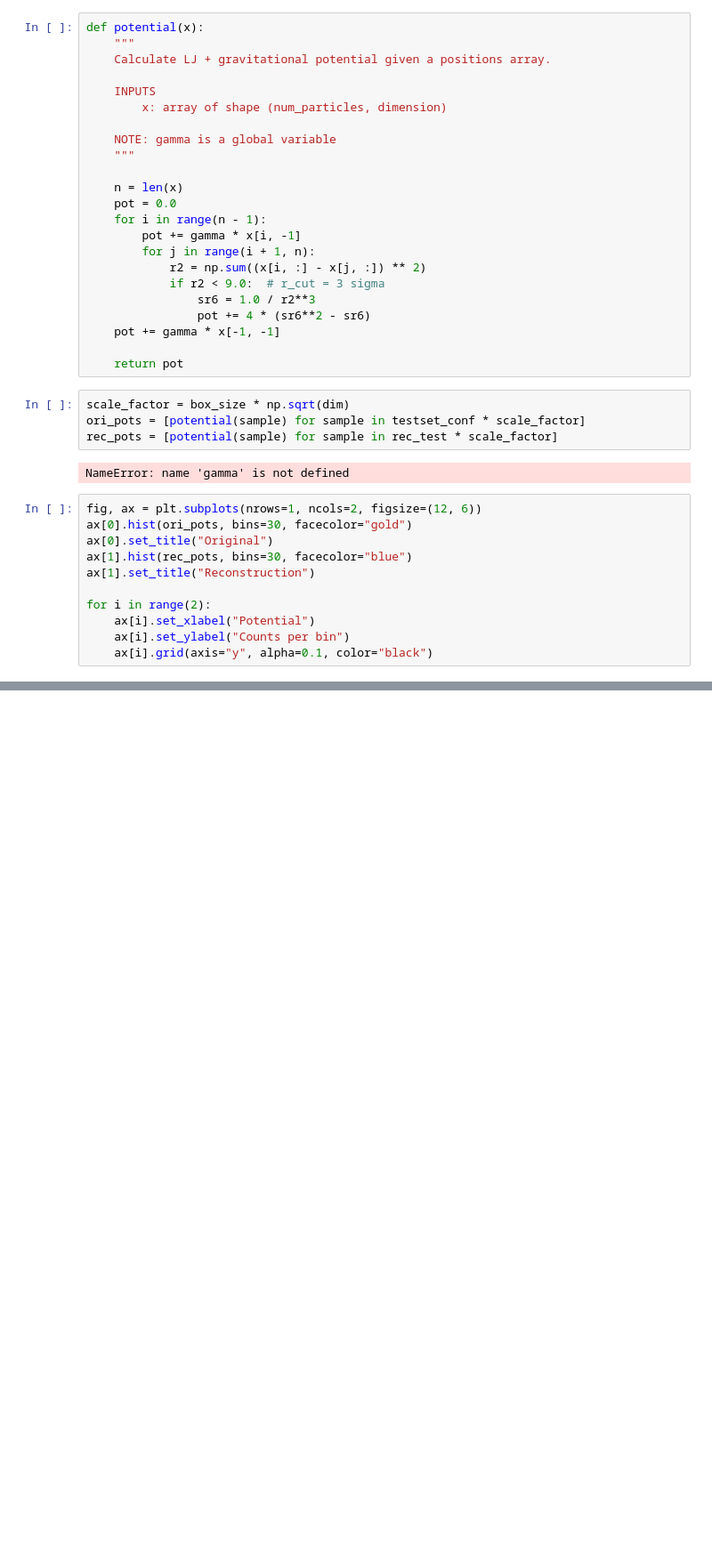
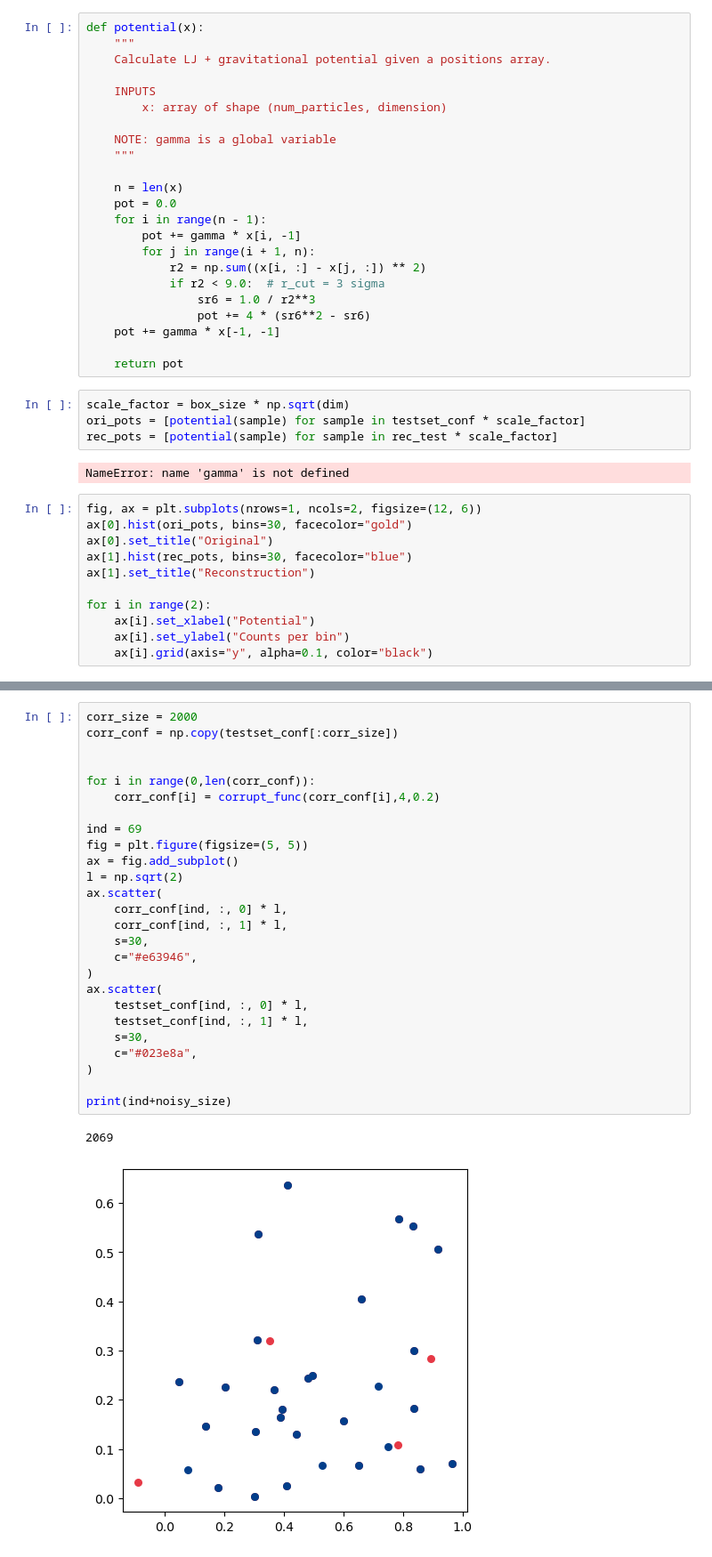
Before and after one commit to group9ine/variational-autoencoders, a Jupyter notebook: DistMatConv2D-vulture.ipynb, the cells around one changed output, grey strips where cells are left out. Shown at 89% size. Drawn from its saved outputs; the diff is of its cells as text; blank space fills up the shorter version.

```diff
--- a/DistMatConv2D-vulture.ipynb
+++ b/DistMatConv2D-vulture.ipynb
@@ -716,0 +796,29 @@ for i in range(2):
+# %%
+corr_size = 2000
+corr_conf = np.copy(testset_conf[:corr_size])
+
+
+for i in range(0,len(corr_conf)):
+    corr_conf[i] = corrupt_func(corr_conf[i],4,0.2)
+
+ind = 69
+fig = plt.figure(figsize=(5, 5))
+ax = fig.add_subplot()
+l = np.sqrt(2)
+ax.scatter(
+    corr_conf[ind, :, 0] * l,
+    corr_conf[ind, :, 1] * l,
+    s=30,
+    c="#e63946",
+)
+ax.scatter(
+    testset_conf[ind, :, 0] * l,
+    testset_conf[ind, :, 1] * l,
+    s=30,
+    c="#023e8a",
+)
+
+print(ind+noisy_size)
+# %% [output]
+2069
+[figure, added]
```
Also changed, not shown: parts of 8 cells of this notebook.
